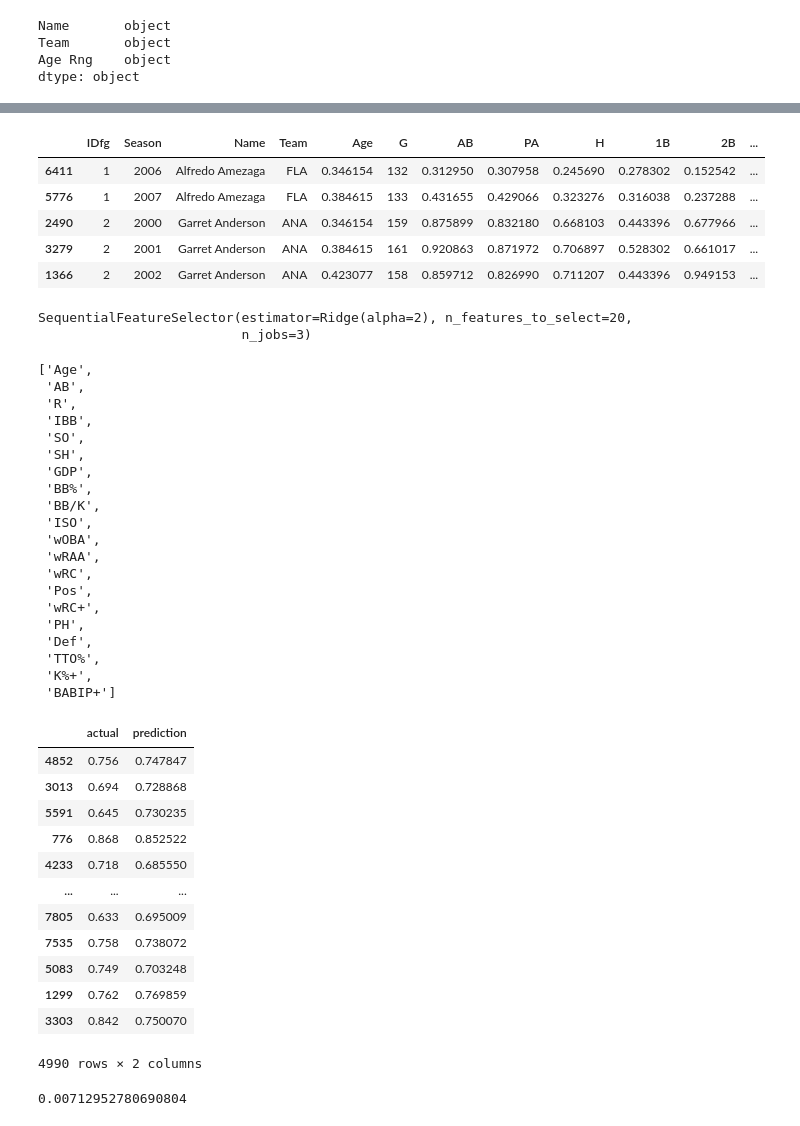
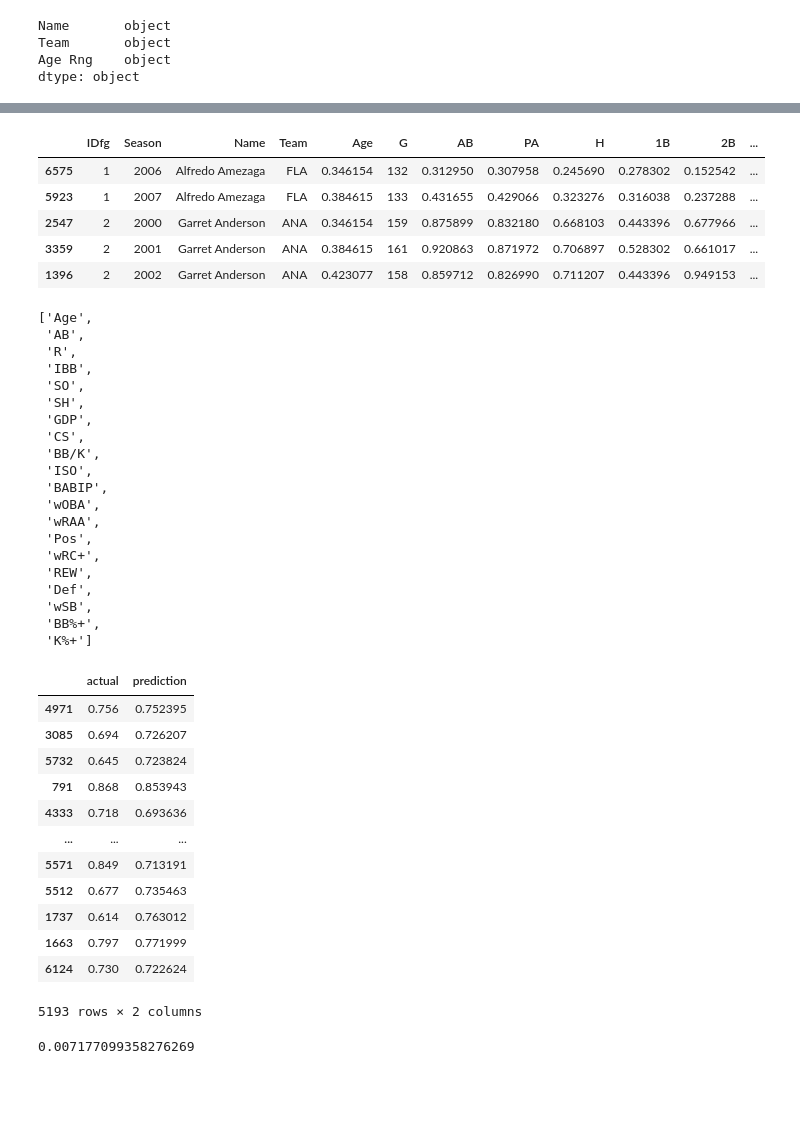
Before and after one commit to stevenarbo3/PredictingOPS, a Jupyter notebook: predictingOPS.ipynb, the cells around one changed output, grey strips where cells are left out. Cells and saved outputs as stored; diff of their text form; code cells hidden in the pictures; blank space fills up the shorter version.

```diff
--- a/predictingOPS.ipynb
+++ b/predictingOPS.ipynb
@@ -5,12 +5,12 @@ import numpy as np
 from pybaseball import batting_stats
 import os
 # %%
-#load data from pybaseball (takes a long time to lad so lets toss the data to csv)
-if os.path.exists('batting-stats-2000-2023.csv'):
-    stats = pd.read_csv('batting-stats-2000-2023.csv', index_col=0)
+#load data from pybaseball (takes a long time to load so lets toss the data to csv for future use)
+if os.path.exists('batting-stats-2000-2024.csv'):
+    stats = pd.read_csv('batting-stats-2000-2024.csv', index_col=0)
 else:
-    stats = batting_stats(start_season=2000, end_season=2023, qual=200)
-    stats.to_csv('batting-stats-2000-2023.csv')
+    stats = batting_stats(start_season=2000, end_season=2024, qual=200)
+    stats.to_csv('batting-stats-2000-2024.csv')
 # %%
 #only keep players with more than one season
 stats = stats.groupby('IDfg', group_keys=False).filter(lambda x: len(x) > 1)
@@ -98,14 +98,14 @@ from sklearn.feature_selection import SequentialFeatureSelector
 from sklearn.model_selection import TimeSeriesSplit
 from sklearn.linear_model import LinearRegression
 
-#higher alpha reduces overfitting, lower is more similar to linear regression
-ridge_regression = Ridge(alpha=2)
+#higher alpha reduces overfitting, lower is more similar to linear regression (linear regression yields better results than ridge regression at least for training)
+linear_regression = LinearRegression()
 
-#split time in 3 in chronological way
+#split time in 3 in a chronological way
 split = TimeSeriesSplit(n_splits=3)
 
 #go through all features and find the 20 'best' features one by one
-sfs = SequentialFeatureSelector(ridge_regression, n_features_to_select=20, direction='forward',n_jobs=3)
+sfs = SequentialFeatureSelector(linear_regression, n_features_to_select=20, direction='forward',n_jobs=3)
 # %%
 #remove predicted value column, string columns, and general columns we do not want in the sfs
 #also dropping games column because that is mostly injury luck
@@ -122,17 +122,16 @@ stats.loc[:, sfs_columns] = scaler.fit_transform(stats[sfs_columns])
 stats.head()
 # %% [output]
 |  | IDfg | Season | Name | Team | Age | G | AB | PA | H | 1B | 2B | ... |
-| 6411 | 1 | 2006 | Alfredo Amezaga | FLA | 0.346154 | 132 | 0.312950 | 0.307958 | 0.245690 | 0.278302 | 0.152542 | ... |
-| 5776 | 1 | 2007 | Alfredo Amezaga | FLA | 0.384615 | 133 | 0.431655 | 0.429066 | 0.323276 | 0.316038 | 0.237288 | ... |
-| 2490 | 2 | 2000 | Garret Anderson | ANA | 0.346154 | 159 | 0.875899 | 0.832180 | 0.668103 | 0.443396 | 0.677966 | ... |
-| 3279 | 2 | 2001 | Garret Anderson | ANA | 0.384615 | 161 | 0.920863 | 0.871972 | 0.706897 | 0.528302 | 0.661017 | ... |
-| 1366 | 2 | 2002 | Garret Anderson | ANA | 0.423077 | 158 | 0.859712 | 0.826990 | 0.711207 | 0.443396 | 0.949153 | ... |
+| 6575 | 1 | 2006 | Alfredo Amezaga | FLA | 0.346154 | 132 | 0.312950 | 0.307958 | 0.245690 | 0.278302 | 0.152542 | ... |
+| 5923 | 1 | 2007 | Alfredo Amezaga | FLA | 0.384615 | 133 | 0.431655 | 0.429066 | 0.323276 | 0.316038 | 0.237288 | ... |
+| 2547 | 2 | 2000 | Garret Anderson | ANA | 0.346154 | 159 | 0.875899 | 0.832180 | 0.668103 | 0.443396 | 0.677966 | ... |
+| 3359 | 2 | 2001 | Garret Anderson | ANA | 0.384615 | 161 | 0.920863 | 0.871972 | 0.706897 | 0.528302 | 0.661017 | ... |
+| 1396 | 2 | 2002 | Garret Anderson | ANA | 0.423077 | 158 | 0.859712 | 0.826990 | 0.711207 | 0.443396 | 0.949153 | ... |
 # %%
+#train data
 sfs.fit(stats[sfs_columns], stats['Next_OPS'])
-# %% [output]
-SequentialFeatureSelector(estimator=Ridge(alpha=2), n_features_to_select=20,
-                          n_jobs=3)
 # %%
+#return selected features aka predictors
 predictor_list = list(sfs_columns[sfs.get_support()])
 predictor_list
 # %% [output]
@@ -143,17 +142,17 @@ predictor_list
  'SO',
  'SH',
  'GDP',
- 'BB%',
+ 'CS',
  'BB/K',
  'ISO',
+ 'BABIP',
  'wOBA',
  'wRAA',
- 'wRC',
  'Pos',
  'wRC+',
- 'PH',
+ 'REW',
  'Def',
- 'TTO%',
- 'K%+',
- 'BABIP+']
+ 'wSB',
+ 'BB%+',
+ 'K%+']
 # %%
@@ -179,28 +179,30 @@ def backtest(data, model, predictors, start=5, step=1):
 
     return pd.concat(predictions)
 # %%
-predictions = backtest(stats, ridge_regression, predictor_list)
+#return predictions
+predictions = backtest(stats, linear_regression, predictor_list)
 predictions
 # %% [output]
 |  | actual | prediction |
-| 4852 | 0.756 | 0.747847 |
-| 3013 | 0.694 | 0.728868 |
-| 5591 | 0.645 | 0.730235 |
-| 776 | 0.868 | 0.852522 |
-| 4233 | 0.718 | 0.685550 |
+| 4971 | 0.756 | 0.752395 |
+| 3085 | 0.694 | 0.726207 |
+| 5732 | 0.645 | 0.723824 |
+| 791 | 0.868 | 0.853943 |
+| 4333 | 0.718 | 0.693636 |
 | ... | ... | ... |
-| 7805 | 0.633 | 0.695009 |
-| 7535 | 0.758 | 0.738072 |
-| 5083 | 0.749 | 0.703248 |
-| 1299 | 0.762 | 0.769859 |
-| 3303 | 0.842 | 0.750070 |
+| 5571 | 0.849 | 0.713191 |
+| 5512 | 0.677 | 0.735463 |
+| 1737 | 0.614 | 0.763012 |
+| 1663 | 0.797 | 0.771999 |
+| 6124 | 0.730 | 0.722624 |
-4990 rows × 2 columns
+5193 rows × 2 columns
 # %%
+#check accuracy of prediction (compare mean squared error with std)
 from sklearn.metrics import mean_squared_error
 
 mean_squared_error(predictions['actual'], predictions['prediction'])
 # %% [output]
-0.00712952780690804
+0.007177099358276269
 # %%
 stats['Next_OPS'].describe()
 # %% [output]
```
Also changed, not shown: parts of 19 cells of this notebook, 2 other files.
